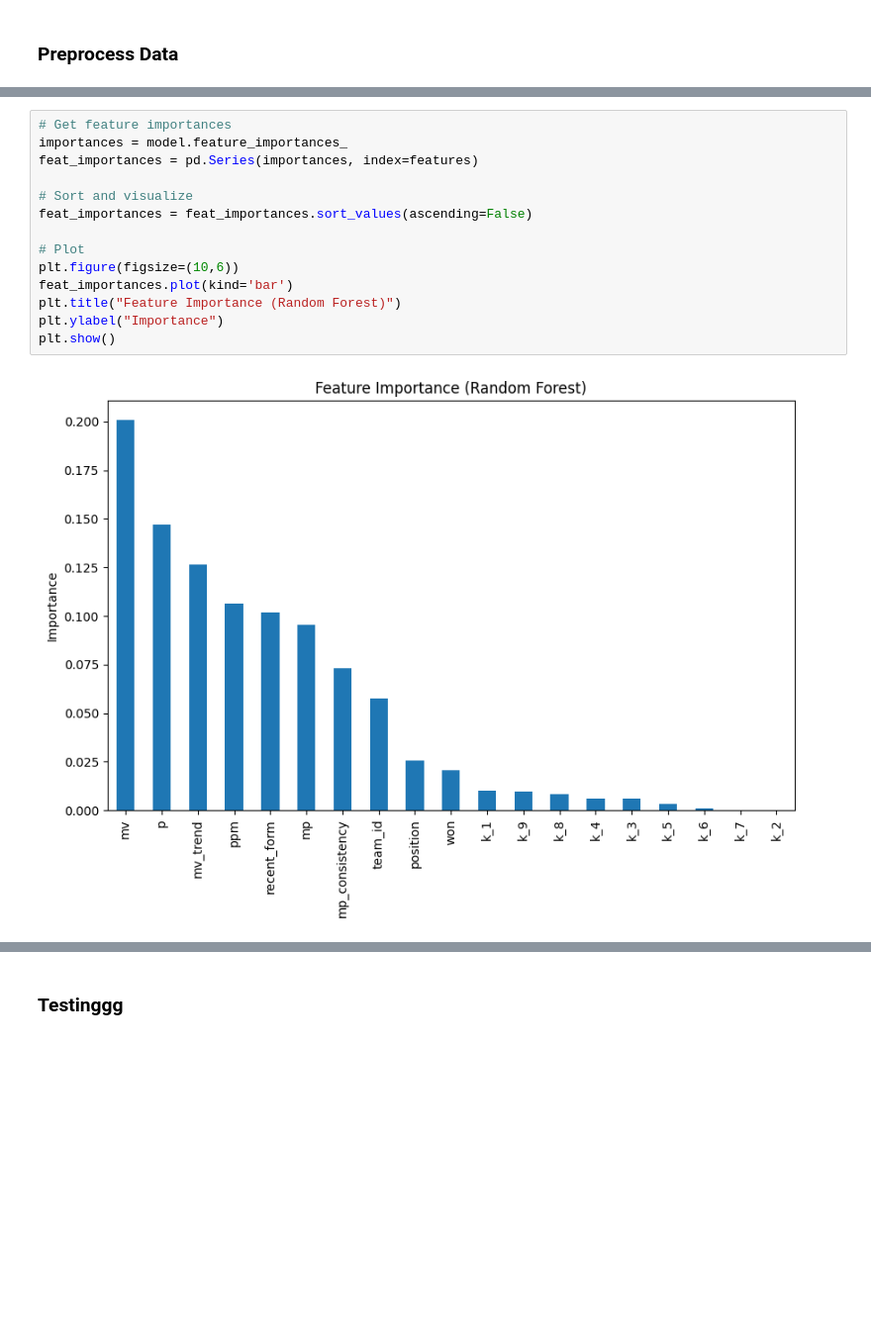
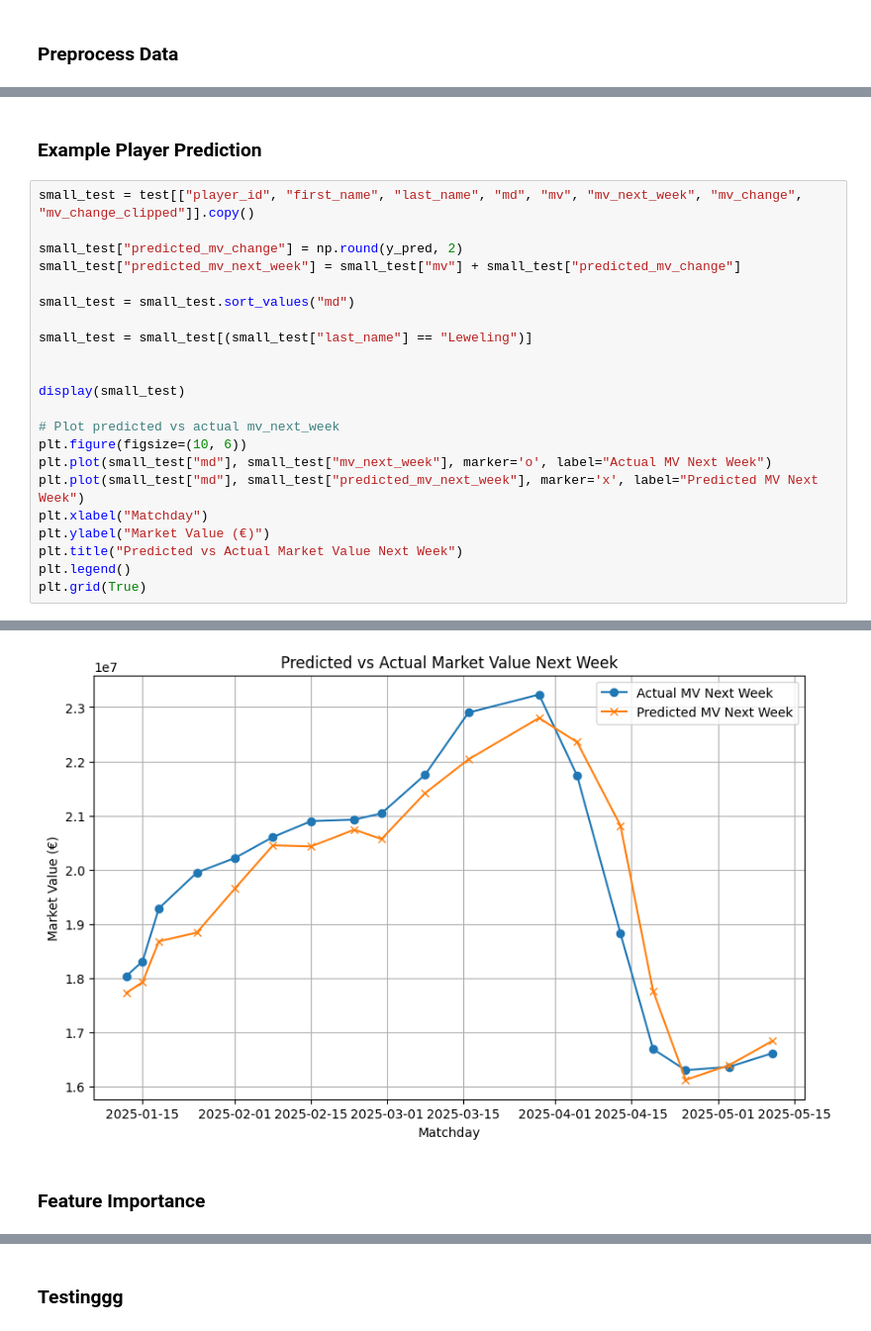
Before and after one commit to walzim/Kickbase-Trading-Advisor, a Jupyter notebook: main.ipynb, the cells around one changed output, grey strips where cells are left out. Shown: that part at 99% size. Cells and saved outputs as stored; diff of their text form; blank space fills up the shorter version.

```diff
--- a/main.ipynb
+++ b/main.ipynb
@@ -204,16 +248,25 @@ R²: 0.3163024391149055
-# %%
-# Get feature importances
-importances = model.feature_importances_
-feat_importances = pd.Series(importances, index=features)
-
-# Sort and visualize
-feat_importances = feat_importances.sort_values(ascending=False)
-
-# Plot
-plt.figure(figsize=(10,6))
-feat_importances.plot(kind='bar')
-plt.title("Feature Importance (Random Forest)")
-plt.ylabel("Importance")
-plt.show()
-# %% [output]
-[figure, removed]
+# %% [markdown]
+### Example Player Prediction
+# %%
+small_test = test[["player_id", "first_name", "last_name", "md", "mv", "mv_next_week", "mv_change", "mv_change_clipped"]].copy()
+
+small_test["predicted_mv_change"] = np.round(y_pred, 2)
+small_test["predicted_mv_next_week"] = small_test["mv"] + small_test["predicted_mv_change"]
+
+small_test = small_test.sort_values("md")
+
+small_test = small_test[(small_test["last_name"] == "Leweling")]
+
+
+display(small_test)
+
+# Plot predicted vs actual mv_next_week
+plt.figure(figsize=(10, 6))
+plt.plot(small_test["md"], small_test["mv_next_week"], marker='o', label="Actual MV Next Week")
+plt.plot(small_test["md"], small_test["predicted_mv_next_week"], marker='x', label="Predicted MV Next Week")
+plt.xlabel("Matchday")
+plt.ylabel("Market Value (€)")
+plt.title("Predicted vs Actual Market Value Next Week")
+plt.legend()
+plt.grid(True)
+# %% [output]
@@ -220 +290,4 @@ plt.show()
+[figure, added]
+# %% [markdown]
+### Feature Importance
 # %%
```
Also changed, not shown: parts of 21 cells of this notebook, 3 other files.
